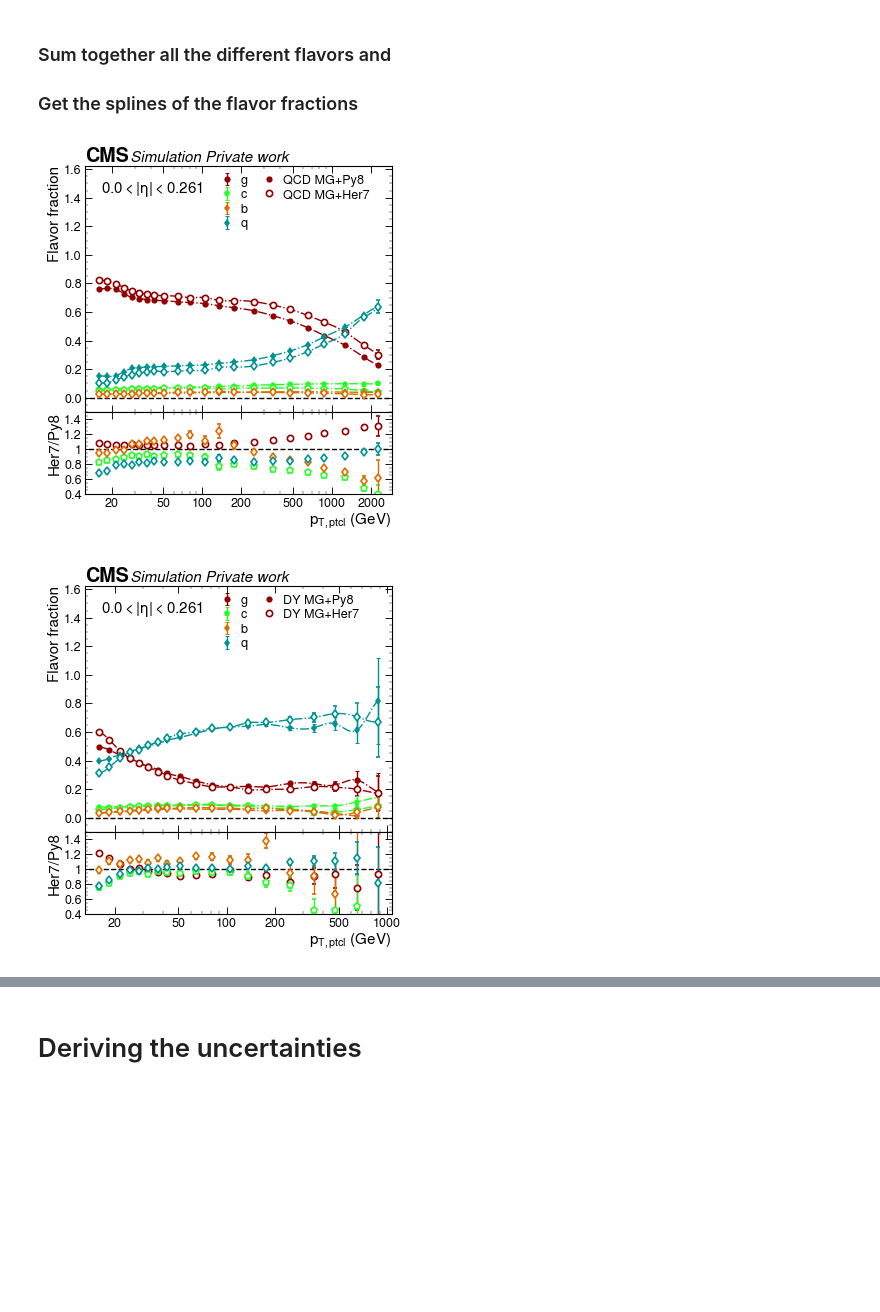
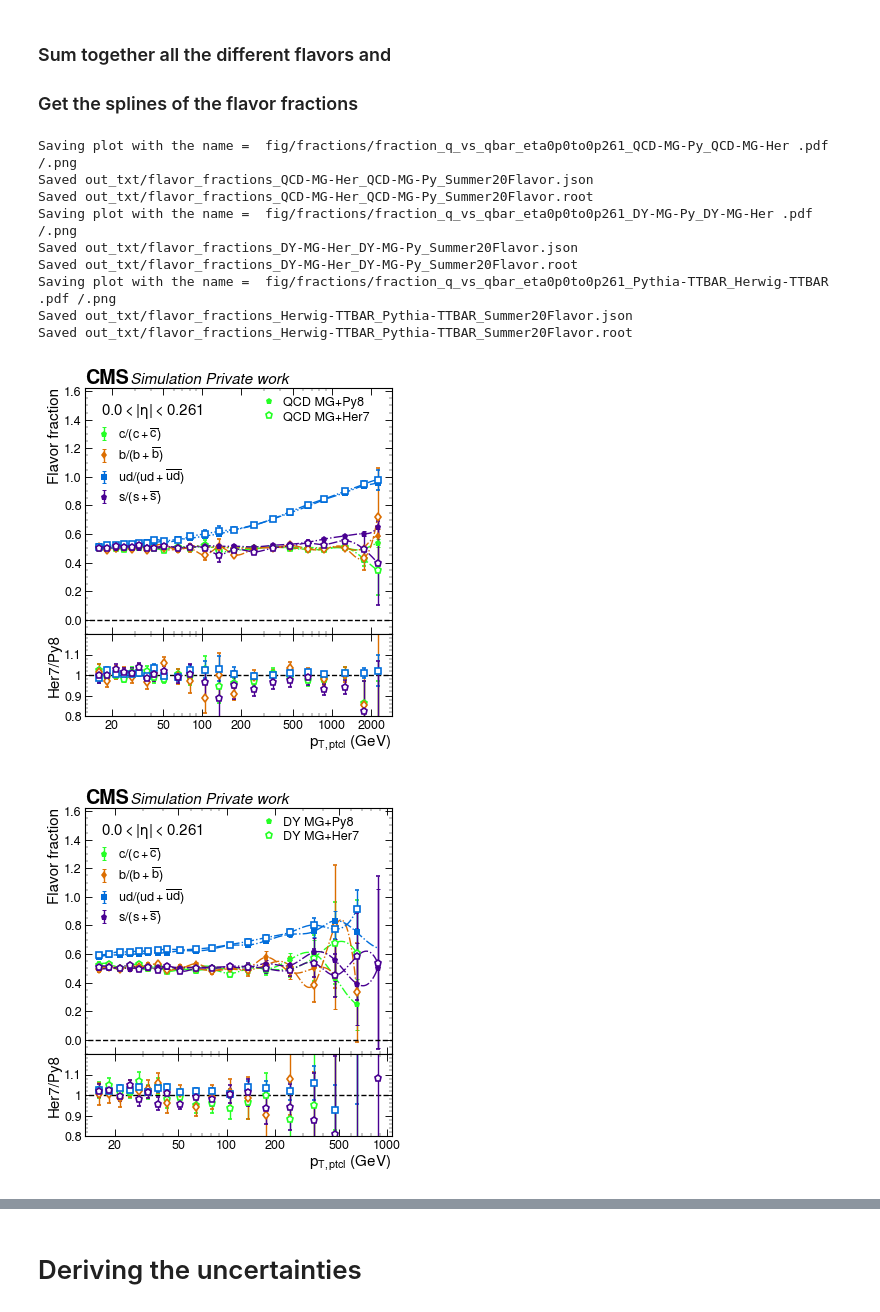
Before and after one commit to AndrissP/JMECoffea, a Jupyter notebook: flavor_fractions_and_uncertainties.ipynb, the cells around one changed output, grey strips where cells are left out. Drawn from its saved outputs; the diff is of its cells as text; code cells hidden in the pictures; blank space fills up the shorter version.

Commit message:
Added comparison with evtGen. Fixed uncertainty plotting script

```diff
--- a/flavor_fractions_and_uncertainties.ipynb
+++ b/flavor_fractions_and_uncertainties.ipynb
@@ -72,9 +69,9 @@ Welcome to JupyROOT 6.28/04
 # %%
-use_corrections = 'ratio'  ## 'J' for QCD, 'T' for ttbar 'ratio' for the simultaneous fit of R(Herwig)-R(Pythia) -> not really a `ratio` but a difference, 'simfit' for the simfit of the corrections### If to include unmatched in calculating the uncertainties with seperate fits and
+use_corrections = 'T'  ## 'J' for QCD, 'T' for ttbar 'ratio' for the simultaneous fit of R(Herwig)-R(Pythia) -> not really a `ratio` but a difference, 'simfit' for the simfit of the corrections### If to include unmatched in calculating the uncertainties with seperate fits and
 ### include them in the flavor fraction plots.
 ### If False, unmatched are ignored
 include_unmatched = False
-combine_antiflavour = True
+combine_antiflavour = False
 combine_antiflavour_txt = '_split_antiflav' if not combine_antiflavour else ''
 add_composed_flav = False # if to also provide uncertainty for q as ud+s
 rerun_fits = False
@@ -125,10 +122,10 @@ qfrac_spline_dict = {}
 qfrac_spline_dict2D = {}
 legend_labels = []
 # flavors = ['g', 'c', 'b', 'u', 'd', 's', 'unmatched'] if include_unmatched==True else ['g', 'c', 'b', 'u', 'd', 's']
-flavors = ['g', 'c', 'b', 'q', 'unmatched'] if include_unmatched==True else ['g', 'c', 'b', 'q']
+# flavors = ['g', 'c', 'b', 'q', 'unmatched'] if include_unmatched==True else ['g', 'c', 'b', 'q']
 # flavors = ['g', 'c', 'b', 'ud', 's', 'unmatched'] if include_unmatched==True else ['b_gluon_splitting', 'b_prompt', 'c_gluon_splitting', 'c_prompt','g', 'ud', 's']
 # flavors = ['g', 'c', 'b', 'ud', 's', 'unmatched'] if include_unmatched==True else ['b_gluon_splitting', 'b_prompt','g', 'ud', 's']
-# flavors = ['g', 'cs', 'b', 'ud', 'unmatched'] if include_unmatched==True else ['g', 'c', 'b', 'ud', 's']
+flavors = ['g', 'cs', 'b', 'ud', 'unmatched'] if include_unmatched==True else ['g', 'c', 'b', 'ud', 's']
 if not combine_antiflavour:
     flavors_orig = flavors
     flavors = get_flavor_antiflavor_list(flavors)
@@ -228,32 +225,41 @@ for ii in range(len(samples)):
             for key in sample_plot:
                 lis = []
                 for var in sample_plot[key]:
 #                     sample_plot[key]
                     lis.append({flav:var[flav]  for flav in flavors_orig})
                 sample_plot_new[key] = lis
             fig_name = 'fig/fractions/fraction_q_vs_qbar_'+jeteta_bins.idx2str(eta_idx)+"_"+"_".join([sampPy, sampHer])
             plot_Efractions_ratio(sample_plot_new, [sampPy, sampHer], eta_idx, jeteta_bins, pt_bins, legenddict=legenddict, legenddict2=legend_dict_q_vs_qbar,
                                   saveplot=saveplot, ratio_lim=(0.8,1.2), legend1_loc=(0.02,0.88), draw_spline=True, fig_name=fig_name )
 
 #             for flav in flavors_orig:
 #                 sample_plot_new = {}
 #                 aflav = flav+'bar'
 #                 for key in sample_plot:
 # #                     sample_plot[key]
 #                     sample_plot_new[key] = [{flav:var[flav], aflav: var[aflav]} for var in sample_plot[key]]
 #             # flavors_orig
 #             # flavors_orig = [flav for flav in flavors_orig if not flav == 'g']
 #                 plot_Efractions_ratio_antiflav(sample_plot_new, [sampPy, sampHer], eta_idx, jeteta_bins, pt_bins, legenddict=legenddict, saveplot=saveplot)
 #     plot_spectra(hists_rebinned_dict, legend_labels, 'all', eta_idx, jeteta_bins, pt_bins, saveplot=True, plotvspt=True)
 #         correction_dict[sample] = {flav: read_corrections(sample, flav) for flav in flavors}
     if saveplot:
         json_filename = 'out_txt/flavor_fractions_'+'_'.join([sampHer, sampPy])+eta_binning_str+'.json'
         save_json_fractions(sample_plot, pt_bins, jeteta_bins, json_filename)
         root_filename = 'out_txt/flavor_fractions_'+'_'.join([sampHer, sampPy])+eta_binning_str+'.root'
         save_fractions_root(sample_plot, pt_bins, jeteta_bins, root_filename)
 
 if add_composed_flav:
     flavors=flavors[:3]+['q']+['ud']+flavors[3:] if combine_antiflavour else flavors+['q', 'qbar'] + ['u', 'd', 'ubar', 'dbar']
 # %% [output]
+Saving plot with the name =  fig/fractions/fraction_q_vs_qbar_eta0p0to0p261_QCD-MG-Py_QCD-MG-Her .pdf /.png
+Saved out_txt/flavor_fractions_QCD-MG-Her_QCD-MG-Py_Summer20Flavor.json
+Saved out_txt/flavor_fractions_QCD-MG-Her_QCD-MG-Py_Summer20Flavor.root
+Saving plot with the name =  fig/fractions/fraction_q_vs_qbar_eta0p0to0p261_DY-MG-Py_DY-MG-Her .pdf /.png
+Saved out_txt/flavor_fractions_DY-MG-Her_DY-MG-Py_Summer20Flavor.json
+Saved out_txt/flavor_fractions_DY-MG-Her_DY-MG-Py_Summer20Flavor.root
+Saving plot with the name =  fig/fractions/fraction_q_vs_qbar_eta0p0to0p261_Pythia-TTBAR_Herwig-TTBAR .pdf /.png
+Saved out_txt/flavor_fractions_Herwig-TTBAR_Pythia-TTBAR_Summer20Flavor.json
+Saved out_txt/flavor_fractions_Herwig-TTBAR_Pythia-TTBAR_Summer20Flavor.root
-[figure, old version]
+[figure, new version]
-[figure, old version]
+[figure, new version]
```
Also changed, not shown: parts of 8 cells of this notebook, 14 other files.
